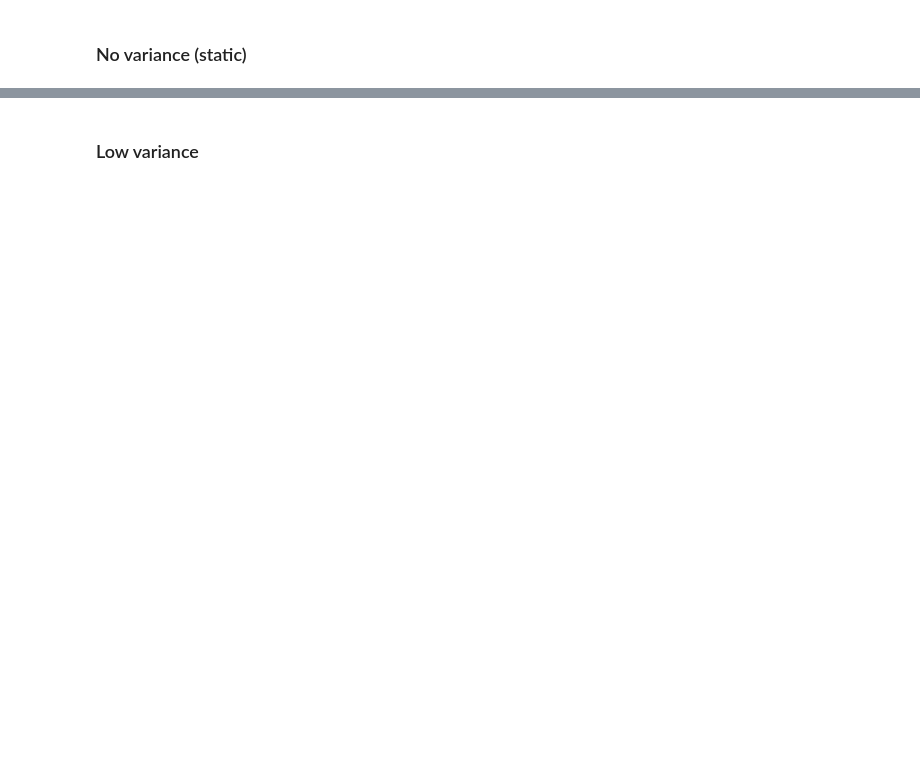
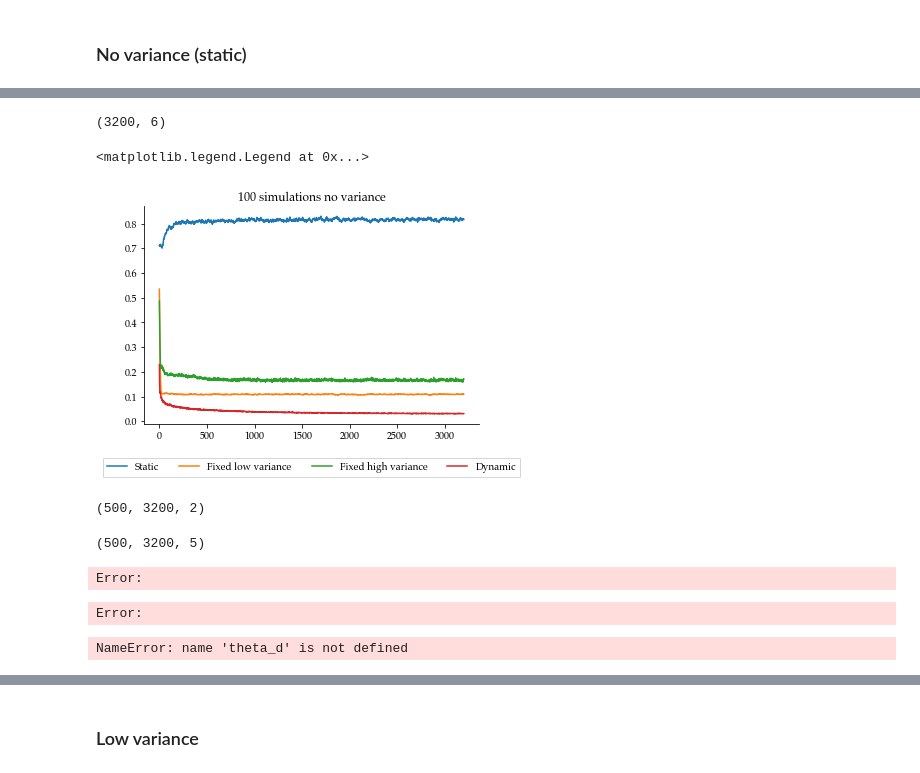
Before and after one commit to LuSchumacher/dynamic_models, a Jupyter notebook: ablation_study/ablation_study.ipynb, the cells around one changed output, grey strips where cells are left out. Drawn from its saved outputs; the diff is of its cells as text; code cells hidden in the pictures; blank space fills up the shorter version.

```diff
--- a/ablation_study/ablation_study.ipynb
+++ b/ablation_study/ablation_study.ipynb
@@ -551,0 +502,6 @@ stan_post_samples = sim['stan_post_samples']
+# %%
+# simulated data with no variance
+prior_draws = dynamic_prior(BATCH_SIZE)
+context = context_gen(BATCH_SIZE, N_OBS)
+sim_data, theta_d = static_batch_simulator(prior_draws, context)
+sim_data.shape
@@ -551,0 +510,7 @@ stan_post_samples = sim['stan_post_samples']
+# %%
+# prepare data for inference
+rt = sim_data[:, :, 0]
+context = sim_data[:, :, 1]
+context = to_categorical(context)
+x_nn = np.concatenate((rt[:, :, np.newaxis], context), axis=-1)
+x_nn.shape
@@ -552,6 +519,8 @@ stan_post_samples = sim['stan_post_samples']
 # %%
 # amortized inference
-bf_post_no_var   = network_no_var(sim_data)
-bf_post_low_var  = network_low_var(sim_data)
-bf_post_high_var = network_high_var(sim_data)
+bf_post_no_var   = network_no_var(x_nn)
+bf_post_low_var, _  = network_low_var(x_nn)
+bf_post_high_var, _ = network_high_var(x_nn)
+bf_post_dynamic_dm, _ = network_dynamic_dm(x_nn)
+bf_post_dynamic_dm.shape
 # %% [output]
@@ -558,0 +528,37 @@ bf_post_high_var = network_high_var(sim_data)
+# %%
+# calculate trial-by-trial parameter SDs
+bf_post_no_var_sd = np.array(bf_post_no_var.stddev()).mean(axis=0)
+bf_post_low_var_sd = np.array(bf_post_low_var.stddev()).mean(axis=0)
+bf_post_high_var_sd = np.array(bf_post_high_var.stddev()).mean(axis=0)
+bf_post_dynamic_dm_sd = np.array(bf_post_dynamic_dm.stddev()).mean(axis=0)
+bf_post_dynamic_dm_sd.shape
+# %% [output]
+(3200, 6)
+# %%
+sns.lineplot(x=np.arange(3200), y=bf_post_no_var_sd[:, 5], label="Static").set(title='100 simulations no variance')
+sns.lineplot(x=np.arange(3200), y=bf_post_low_var_sd[:, 5], label="Fixed low variance")
+sns.lineplot(x=np.arange(3200), y=bf_post_high_var_sd[:, 5], label="Fixed high variance")
+sns.lineplot(x=np.arange(3200), y=bf_post_dynamic_dm_sd[:, 5], label="Dynamic")
+sns.despine()
+plt.legend(loc='center', bbox_to_anchor=(0.5, -0.2), fancybox=False, shadow=False, ncol=4)
+# %% [output]
+<matplotlib.legend.Legend at 0x...>
+[figure, added]
+# %%
+# simulated data with fixed high variance parameters
+BATCH_SIZE = 500
+prior_draws = dynamic_prior(BATCH_SIZE, fixed_var=0.1)
+context = context_gen(BATCH_SIZE, N_OBS)
+sim_data, theta_d, _ = dynamic_batch_simulator(prior_draws, context)
+sim_data.shape
+# %% [output]
+(500, 3200, 2)
+# %%
+# prepare data for inference
+rt = sim_data[:, :, 0]
+context = sim_data[:, :, 1]
+context = to_categorical(context)
+x_nn = np.concatenate((rt[:, :, np.newaxis], context), axis=-1)
+x_nn.shape
+# %% [output]
+(500, 3200, 5)
@@ -558,0 +568,20 @@ bf_post_high_var = network_high_var(sim_data)
+# %%
+# bf_post_high_var_mean = np.array(bf_post_high_var.mean())
+# bf_post_high_var_mean.shape
+bf_post_dynamic_dm_mean = np.array(bf_post_dynamic_dm.mean())
+bf_post_dynamic_dm_mean.shape
+# %% [output]
+Error:
+Error:
+# %%
+which = 0
+time = 100
+true_param = theta_d[:, time, :]
+pred_param = bf_post_dynamic_dm_mean[:, time, :]
+
+PARAM_LABELS = [r'$v_1$', r'$v_2$', r'$v_3$', r'$v_3$', r'$a$', r'$\tau$']
+# Recovery plot
+true_vs_estimated(theta_true=true_param, theta_est=pred_param,
+                  param_names=PARAM_LABELS, dpi=300, figsize=(20,4),font_size=16)
+# %% [output]
+NameError: name 'theta_d' is not defined
```
Also changed, not shown: parts of 29 cells of this notebook, 2 other files.
